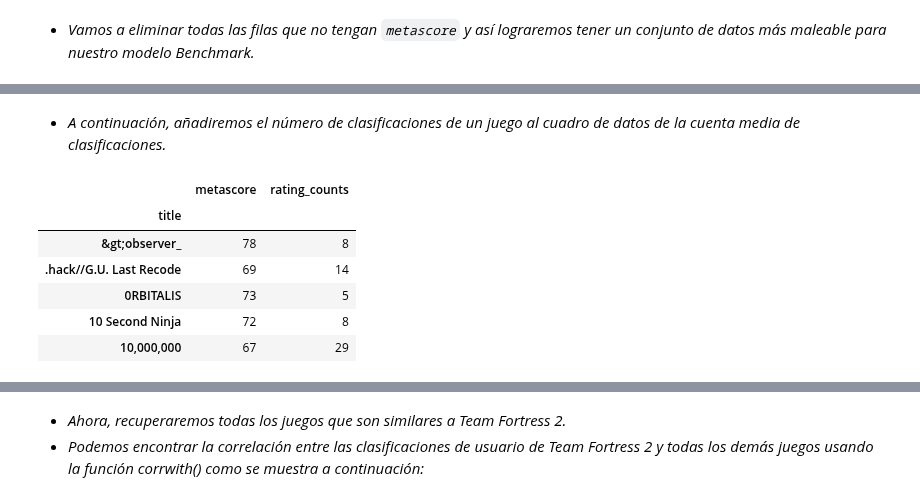
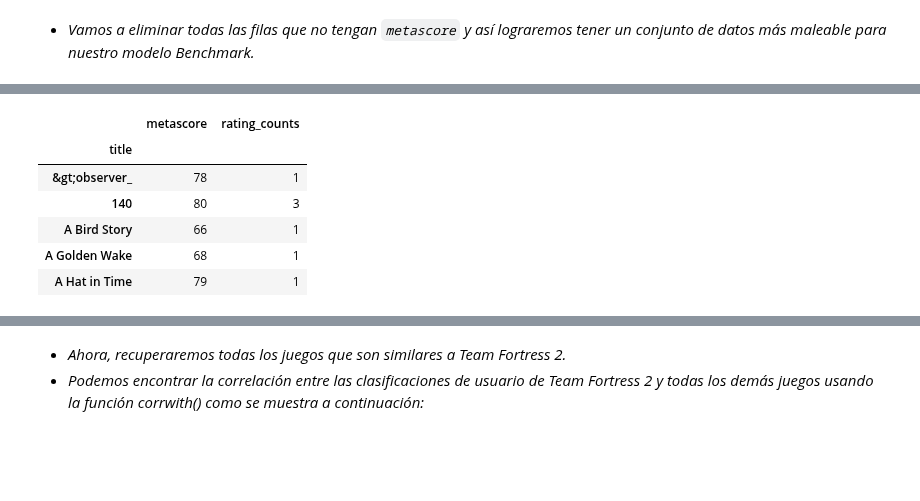
Before and after one commit to alseveso/AcamicaDS, a Jupyter notebook: Proyecto 3/A. Proyecto 03_Alejandra Seveso.ipynb, the cells around one changed output, grey strips where cells are left out. Saved outputs shown, nothing was run; the diff lists cells and outputs as text; code cells hidden in the pictures; blank space fills up the shorter version.

```diff
--- a/Proyecto 3/A. Proyecto 03_Alejandra Seveso.ipynb
+++ b/Proyecto 3/A. Proyecto 03_Alejandra Seveso.ipynb
@@ -978,0 +961,3 @@ dtype: object
+# %%
+bm4 = bm3[~bm3.duplicated(keep='first')]
+bm4
@@ -979,2 +978,2 @@ dtype: object
 # %%
-metascore_data = pd.merge(reviews, bm3, on='product_id')
+metascore_data = pd.merge(reviews, bm4, on='product_id')
@@ -995,2 +986,3 @@ metascore_data.shape
 # %%
-metascore_data = metascore_data.sample(n = 100000)
+metascore_data = metascore_data.sample(n = 2000)
+metascore_data
@@ -1013,18 +1003,16 @@ metascore_data
 # %%
-ratings_mean_count = pd.DataFrame(metascore_data.groupby('title')['metascore'].mean())
+ratings_mean_count_2 = pd.DataFrame(metascore_data.groupby('title')['metascore'].mean())
-# %% [markdown]
-* *A continuación, añadiremos el número de clasificaciones de un juego al cuadro de datos de la cuenta media de clasificaciones.*
 # %%
-ratings_mean_count['rating_counts'] = pd.DataFrame(metascore_data.groupby('title')['metascore'].count())
-ratings_mean_count.head()
+ratings_mean_count_2['rating_counts'] = pd.DataFrame(metascore_data.groupby('title')['metascore'].count())
+ratings_mean_count_2.head()
 # %% [output]
 |  | metascore | rating_counts |
 | title |  |  |
-| &gt;observer_ | 78 | 8 |
-| .hack//G.U. Last Recode | 69 | 14 |
-| 0RBITALIS | 73 | 5 |
-| 10 Second Ninja | 72 | 8 |
-| 10,000,000 | 67 | 29 |
+| &gt;observer_ | 78 | 1 |
+| 140 | 80 | 3 |
+| A Bird Story | 66 | 1 |
+| A Golden Wake | 68 | 1 |
+| A Hat in Time | 79 | 1 |
 # %%
 metascore_data.groupby('title')['metascore'].count().sort_values(ascending=False).head()
 # %% [output]
```
Also changed, not shown: parts of 18 cells of this notebook.
